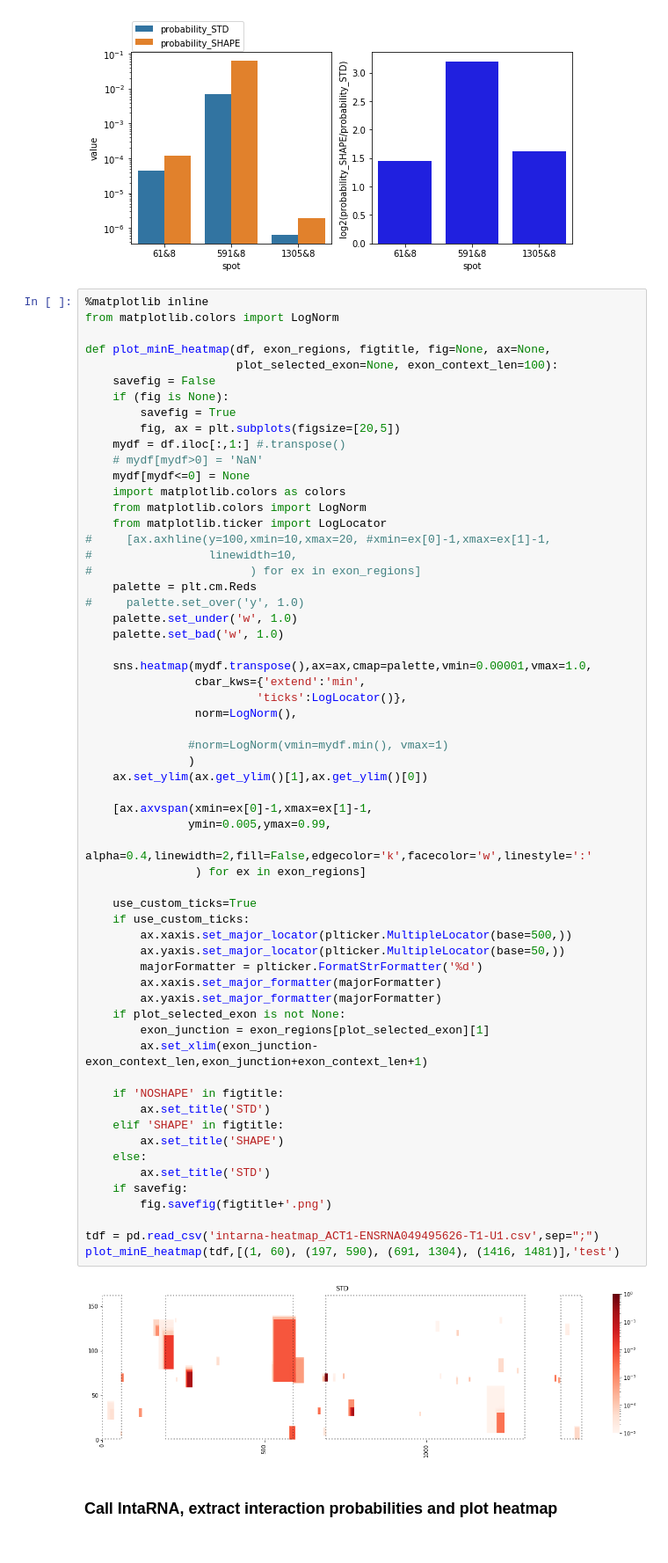
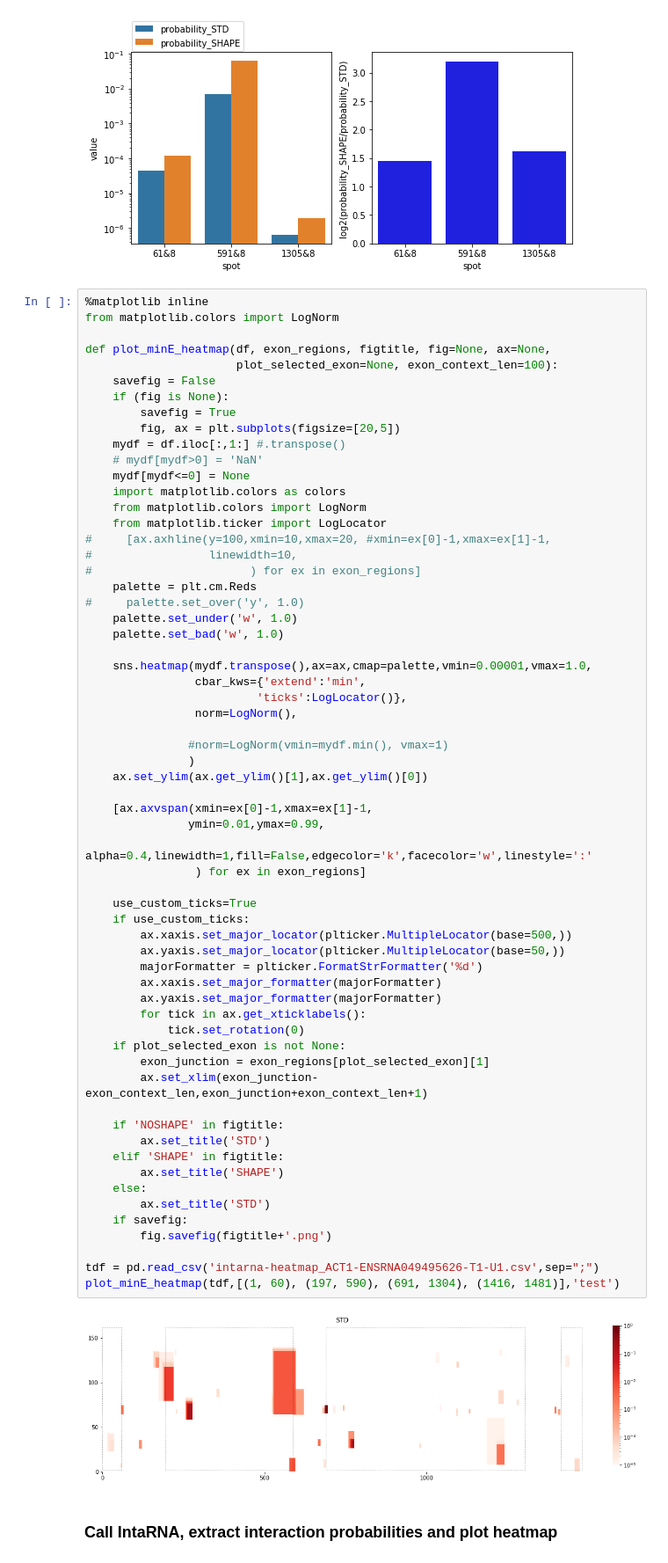
Before and after one commit to BackofenLab/IntaRNA-benchmark-SHAPE, a Jupyter notebook: analysis_IntaSHAPE-U1-interaction.ipynb, the cells around one changed output. Shown at 88% size. Saved outputs shown, nothing was run; the diff lists cells and outputs as text.

```diff
--- a/analysis_IntaSHAPE-U1-interaction.ipynb
+++ b/analysis_IntaSHAPE-U1-interaction.ipynb
@@ -189,36 +189,38 @@ def plot_minE_heatmap(df, exon_regions, figtitle, fig=None, ax=None,
                #norm=LogNorm(vmin=mydf.min(), vmax=1)
                )
     ax.set_ylim(ax.get_ylim()[1],ax.get_ylim()[0])
 
     [ax.axvspan(xmin=ex[0]-1,xmax=ex[1]-1,
-               ymin=0.005,ymax=0.99,
-                alpha=0.4,linewidth=2,fill=False,edgecolor='k',facecolor='w',linestyle=':'
+               ymin=0.01,ymax=0.99,
+                alpha=0.4,linewidth=1,fill=False,edgecolor='k',facecolor='w',linestyle=':'
                 ) for ex in exon_regions]
 
     use_custom_ticks=True
     if use_custom_ticks:
         ax.xaxis.set_major_locator(plticker.MultipleLocator(base=500,))
         ax.yaxis.set_major_locator(plticker.MultipleLocator(base=50,))
         majorFormatter = plticker.FormatStrFormatter('%d')
         ax.xaxis.set_major_formatter(majorFormatter)
         ax.yaxis.set_major_formatter(majorFormatter)
+        for tick in ax.get_xticklabels():
+            tick.set_rotation(0)
     if plot_selected_exon is not None:
         exon_junction = exon_regions[plot_selected_exon][1]
         ax.set_xlim(exon_junction-exon_context_len,exon_junction+exon_context_len+1)
 
     if 'NOSHAPE' in figtitle:
         ax.set_title('STD')
     elif 'SHAPE' in figtitle:
         ax.set_title('SHAPE')
     else:
         ax.set_title('STD')
     if savefig:
         fig.savefig(figtitle+'.png')
 
 tdf = pd.read_csv('intarna-heatmap_ACT1-ENSRNA049495626-T1-U1.csv',sep=";")
 plot_minE_heatmap(tdf,[(1, 60), (197, 590), (691, 1304), (1416, 1481)],'test')
 # %% [output]
-[figure, old version]
+[figure, new version]
 # %% [markdown]
 ### Call IntaRNA, extract interaction probabilities and plot heatmap
 # %%
```
Also changed, not shown: parts of 2 cells of this notebook.
